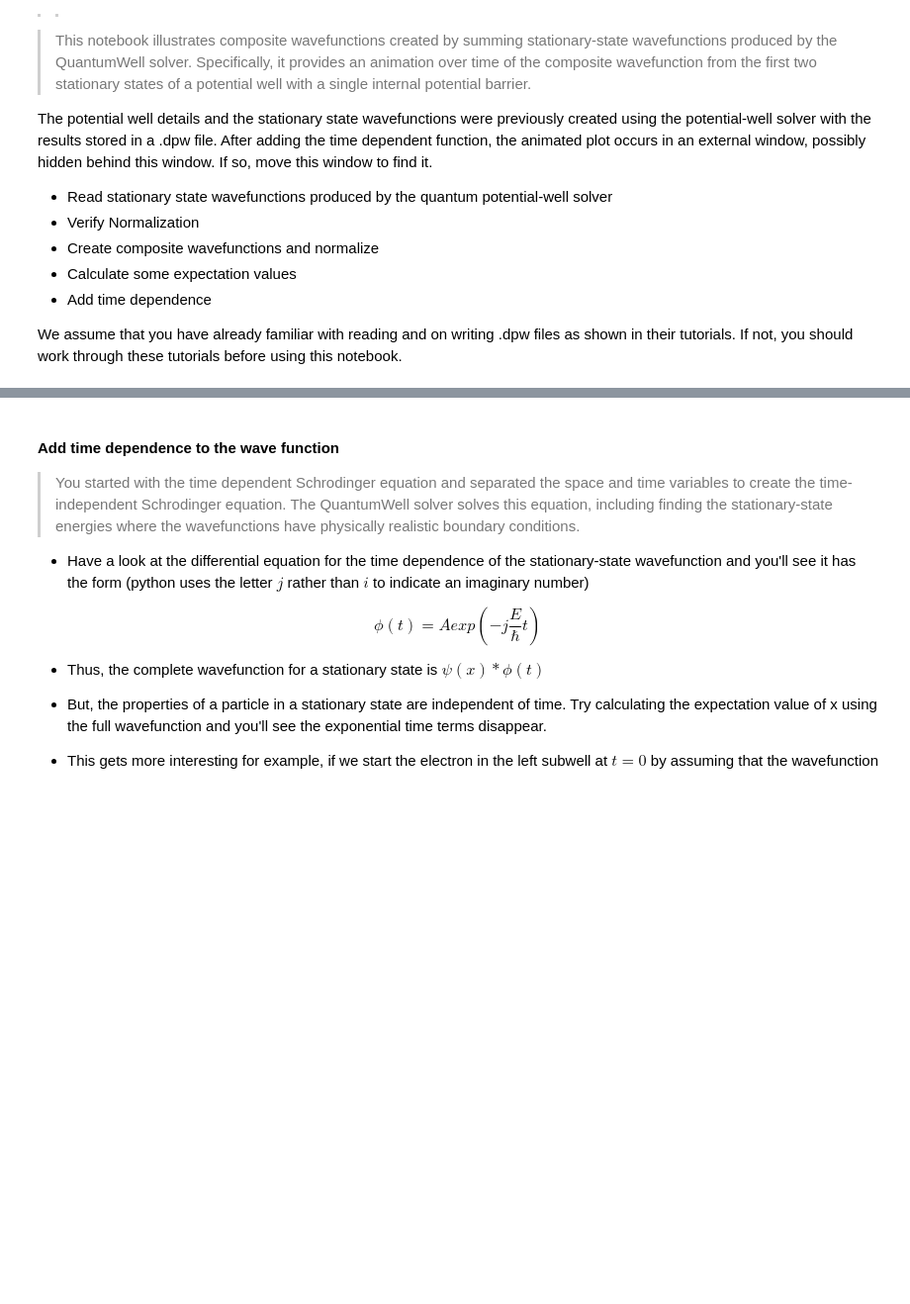
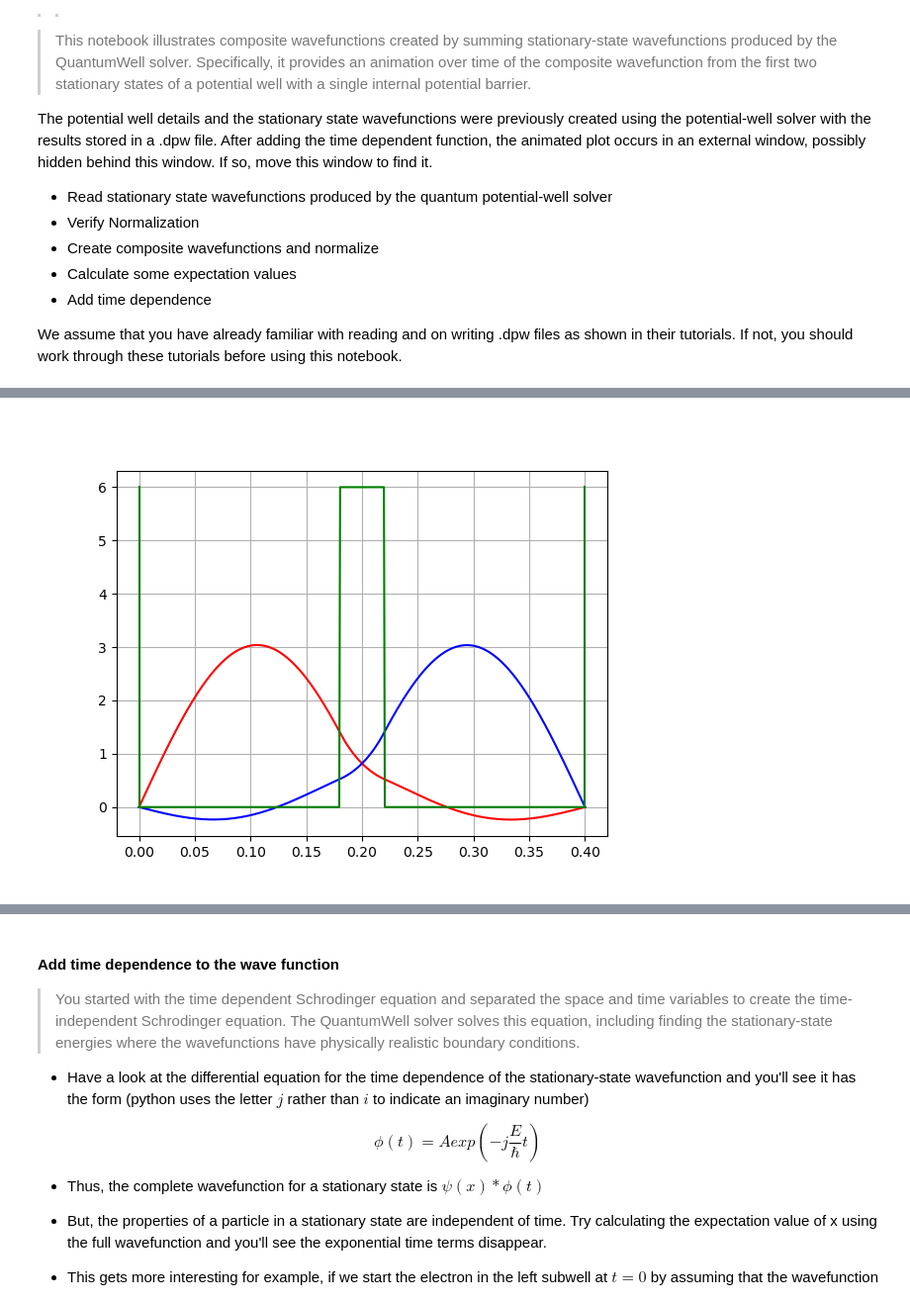
Before and after one commit to dukecld/QuantumWell, a Jupyter notebook: Tutorials/tutorial4_composite.ipynb, the cells around one changed output, grey strips where cells are left out. Shown: that part at 99% size. Cells and saved outputs as stored; diff of their text form; code cells hidden in the pictures; blank space fills up the shorter version.

```diff
--- a/Tutorials/tutorial4_composite.ipynb
+++ b/Tutorials/tutorial4_composite.ipynb
@@ -134,16 +157,22 @@ print("psiDiff normalized ",sum(psiDiff*psiDiff)*delX )
 # %%
 # have a look at psiSum and psiDiff, psiSum is red
 # internal barrier in green
+
 if True:
+    plt.close('all')
+    plt.figure(4)
     plt.plot(x,psiSum,'r')
     plt.plot(x,psiDiff,'b')
     zoom = 0.15
     plt.plot(x,vArray*zoom,'g')
     maxV = vArray.max()*zoom
     plt.plot([dpw1.xmin,dpw1.xmin],[0.0,maxV],'g')
     plt.plot([dpw1.xmax,dpw1.xmax],[0.0,maxV],'g')
 
     plt.grid()
+    plt.show()
+# %% [output]
+[figure, added]
 # %%
 # are psiSum and psiDiff orthogonal
 print( sum(  psiSum*psiDiff)*delX  )
```
Also changed, not shown: parts of 11 cells of this notebook, 1 other file.
